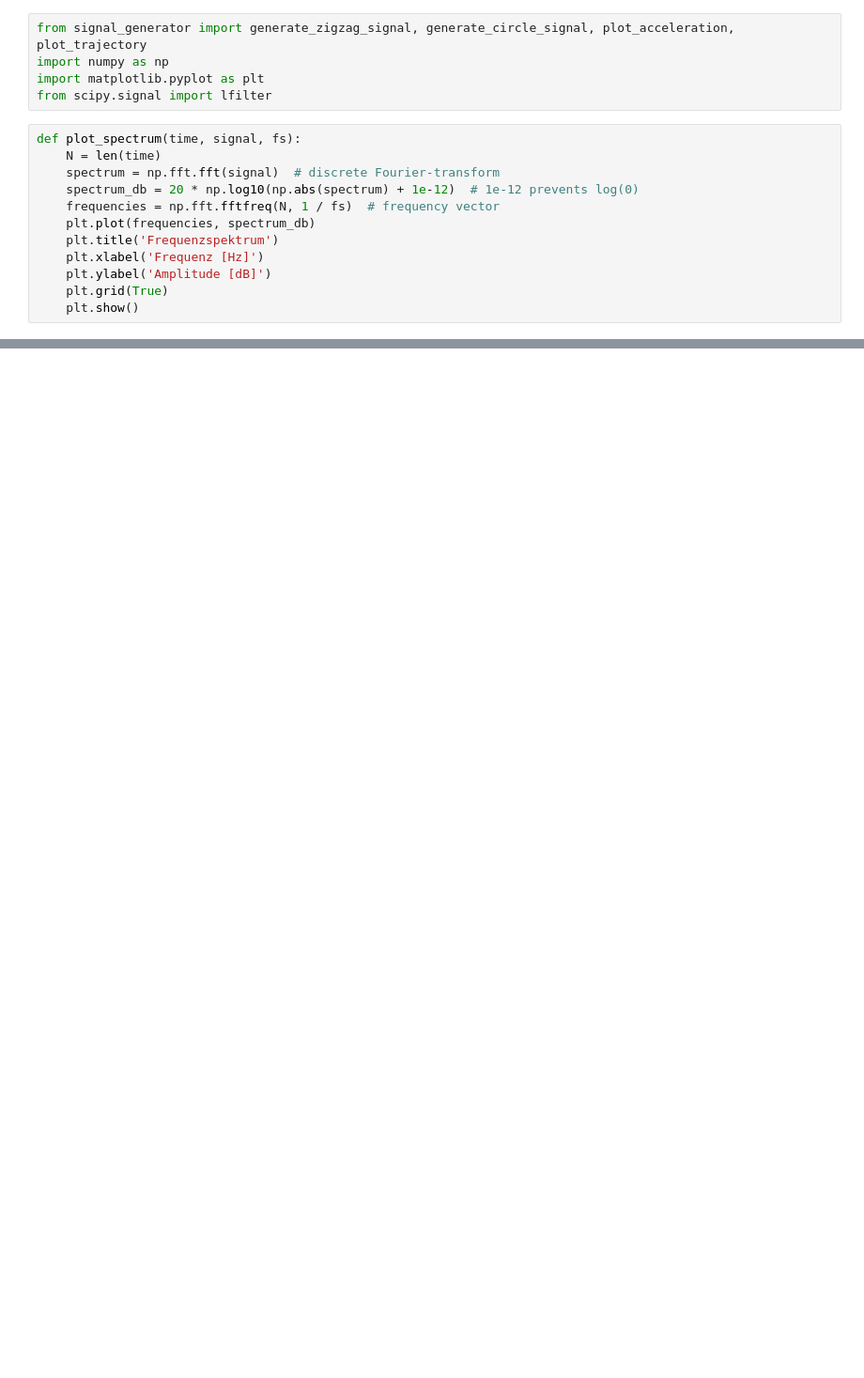
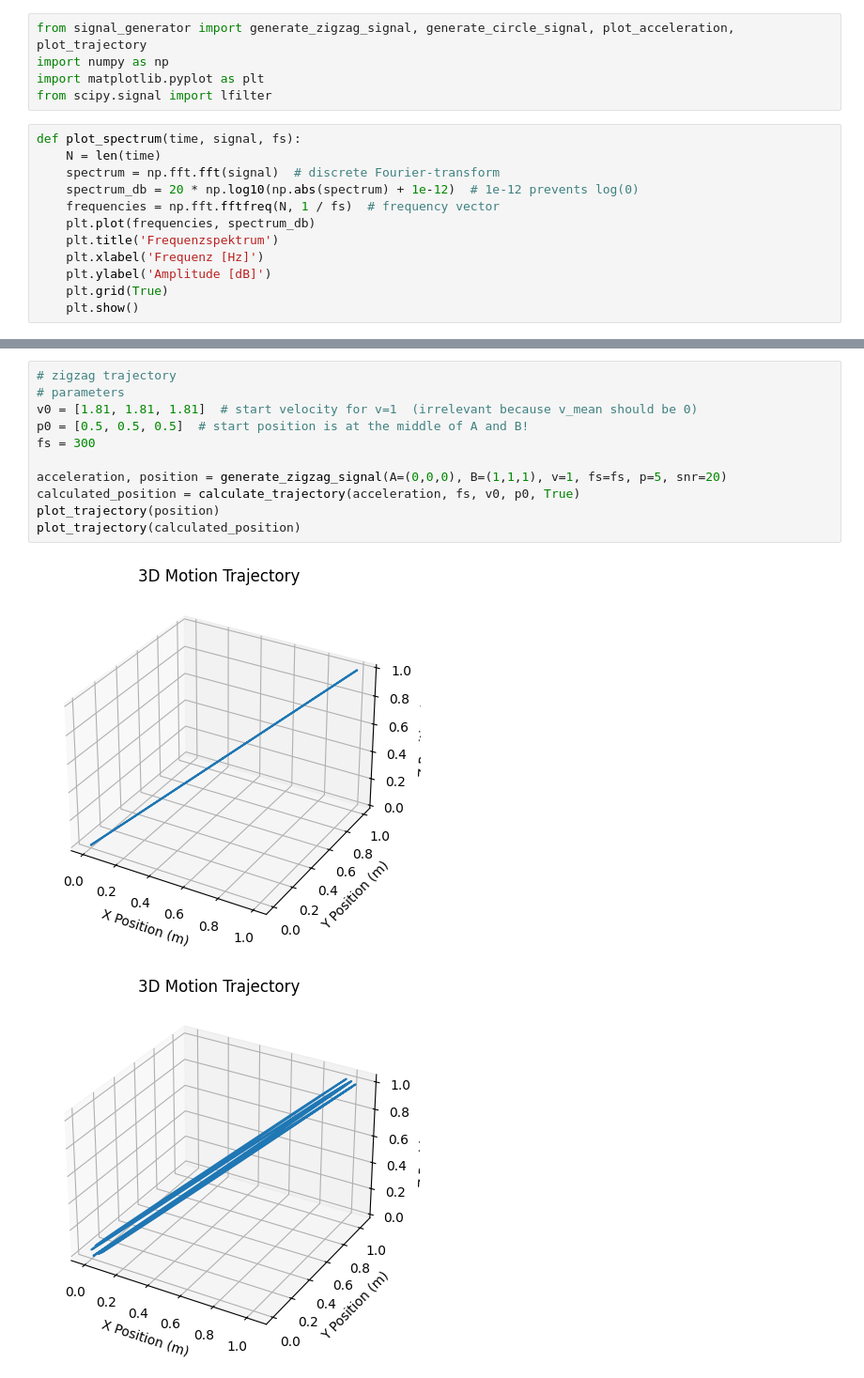
Before and after one commit to AlbrechtMaximilian/dsvs-praktikum, a Jupyter notebook: task_a.ipynb, the cells around one changed output, grey strips where cells are left out. Shown: that part at 94% size. Drawn from its saved outputs; the diff is of its cells as text; blank space fills up the shorter version.

```diff
--- a/task_a.ipynb
+++ b/task_a.ipynb
@@ -78,0 +88,14 @@ plot_trajectory(calculated_position)
+# %%
+# zigzag trajectory
+# parameters
+v0 = [1.81, 1.81, 1.81]  # start velocity for v=1  (irrelevant because v_mean should be 0)
+p0 = [0.5, 0.5, 0.5]  # start position is at the middle of A and B!
+fs = 300
+
+acceleration, position = generate_zigzag_signal(A=(0,0,0), B=(1,1,1), v=1, fs=fs, p=5, snr=20)
+calculated_position = calculate_trajectory(acceleration, fs, v0, p0, True)
+plot_trajectory(position)
+plot_trajectory(calculated_position)
+# %% [output]
+[figure, added]
+[figure, added]
```
Also changed, not shown: parts of 7 cells of this notebook.
